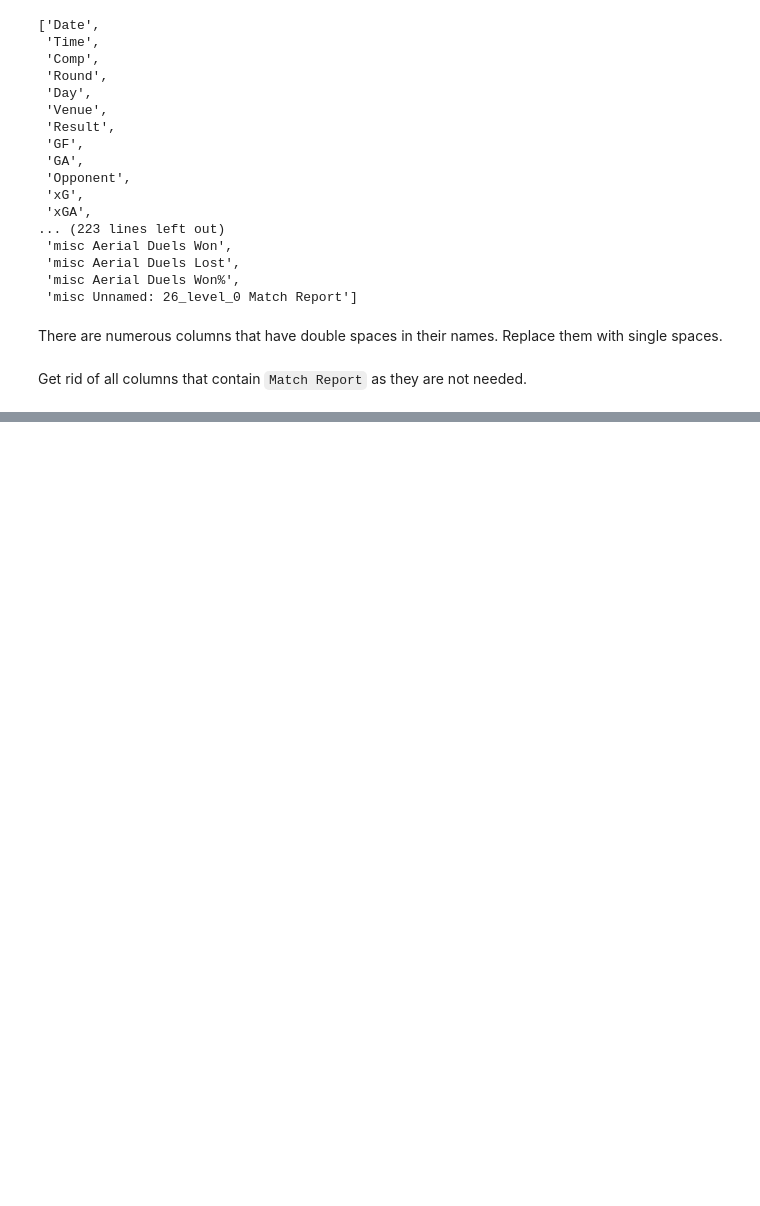
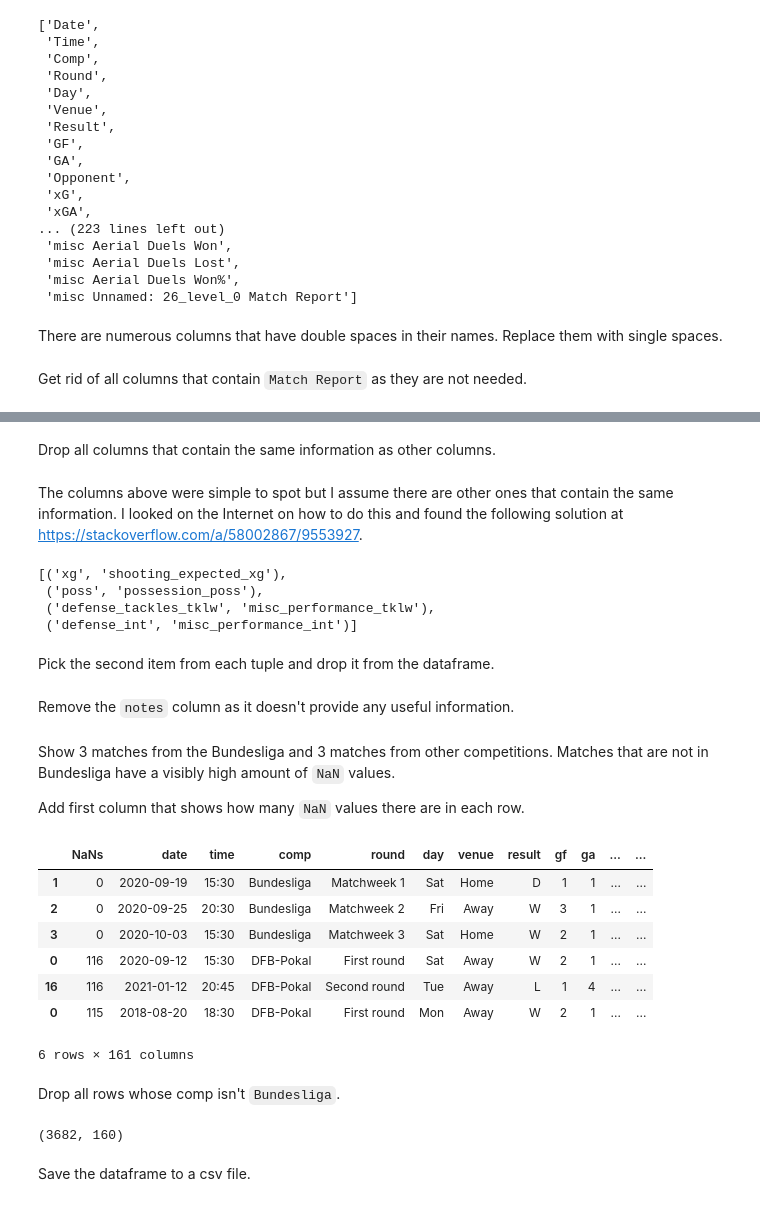
Before and after one commit to stoyanK7/football-prediction, a Jupyter notebook: scraping.ipynb, the cells around one changed output, grey strips where cells are left out. Saved outputs shown, nothing was run; the diff lists cells and outputs as text; code cells hidden in the pictures; blank space fills up the shorter version.

```diff
--- a/scraping.ipynb
+++ b/scraping.ipynb
@@ -209,0 +386,54 @@ all_matches_df = all_matches_df.loc[:,~all_matches_df.columns.str.contains('Matc
+# %% [markdown]
+Drop all columns that contain the same information as other columns.
+# %%
+all_matches_df = all_matches_df.loc[:,~all_matches_df.columns.str.contains('_comp')]
+all_matches_df = all_matches_df.loc[:,~all_matches_df.columns.str.contains('_round')]
+all_matches_df = all_matches_df.loc[:,~all_matches_df.columns.str.contains('_day')]
+all_matches_df = all_matches_df.loc[:,~all_matches_df.columns.str.contains('_venue')]
+all_matches_df = all_matches_df.loc[:,~all_matches_df.columns.str.contains('_result')]
+all_matches_df = all_matches_df.loc[:,~all_matches_df.columns.str.contains('_gf')]
+all_matches_df = all_matches_df.loc[:,~all_matches_df.columns.str.contains('_ga')]
+all_matches_df = all_matches_df.loc[:,~all_matches_df.columns.str.contains('_opponent')]
+# %% [markdown]
+The columns above were simple to spot but I assume there are other ones that contain the same information. I looked on the Internet on how to do this and found the following solution at [https://stackoverflow.com/a/58002867/9553927](https://stackoverflow.com/a/58002867/9553927).
+# %%
+from itertools import combinations
+
+list_of_equal_cols = [(i, j) for i,j in combinations(all_matches_df, 2) if all_matches_df[i].equals(all_matches_df[j])]
+list_of_equal_cols
+# %% [output]
+[('xg', 'shooting_expected_xg'),
+ ('poss', 'possession_poss'),
+ ('defense_tackles_tklw', 'misc_performance_tklw'),
+ ('defense_int', 'misc_performance_int')]
+# %% [markdown]
+Pick the second item from each tuple and drop it from the dataframe.
+# %%
+cols_to_drop = [item[1] for item in list_of_equal_cols]
+all_matches_df = all_matches_df.drop(cols_to_drop, axis=1)
+# %% [markdown]
+Remove the `notes` column as it doesn't provide any useful information.
+# %%
+all_matches_df = all_matches_df.drop('notes', axis=1)
+# %% [markdown]
+Show 3 matches from the Bundesliga and 3 matches from other competitions. Matches that are not in Bundesliga have a visibly high amount of `NaN` values.
+
+Add first column that shows how many `NaN` values there are in each row.
+# %%
+bundesliga_df = all_matches_df[all_matches_df['comp'] == 'Bundesliga'].head(3)
+other_df = all_matches_df[all_matches_df['comp'] != 'Bundesliga'].head(3)
+
+combined_df = pd.concat([bundesliga_df, other_df])
+combined_df.insert(loc=0, column='NaNs', value=combined_df.isnull().sum(axis=1))
+combined_df
+# %% [output]
+|  | NaNs | date | time | comp | round | day | venue | result | gf | ga | ... | ... |
+| 1 | 0 | 2020-09-19 | 15:30 | Bundesliga | Matchweek 1 | Sat | Home | D | 1 | 1 | ... | ... |
+| 2 | 0 | 2020-09-25 | 20:30 | Bundesliga | Matchweek 2 | Fri | Away | W | 3 | 1 | ... | ... |
+| 3 | 0 | 2020-10-03 | 15:30 | Bundesliga | Matchweek 3 | Sat | Home | W | 2 | 1 | ... | ... |
+| 0 | 116 | 2020-09-12 | 15:30 | DFB-Pokal | First round | Sat | Away | W | 2 | 1 | ... | ... |
+| 16 | 116 | 2021-01-12 | 20:45 | DFB-Pokal | Second round | Tue | Away | L | 1 | 4 | ... | ... |
+| 0 | 115 | 2018-08-20 | 18:30 | DFB-Pokal | First round | Mon | Away | W | 2 | 1 | ... | ... |
+6 rows × 161 columns
+# %% [markdown]
+Drop all rows whose comp isn't `Bundesliga`.
@@ -209,0 +442,6 @@ all_matches_df = all_matches_df.loc[:,~all_matches_df.columns.str.contains('Matc
+# %%
+all_matches_df.shape
+# %% [output]
+(3682, 160)
+# %% [markdown]
+Save the dataframe to a csv file.
```
Also changed, not shown: parts of 26 cells of this notebook, 2 other files.
